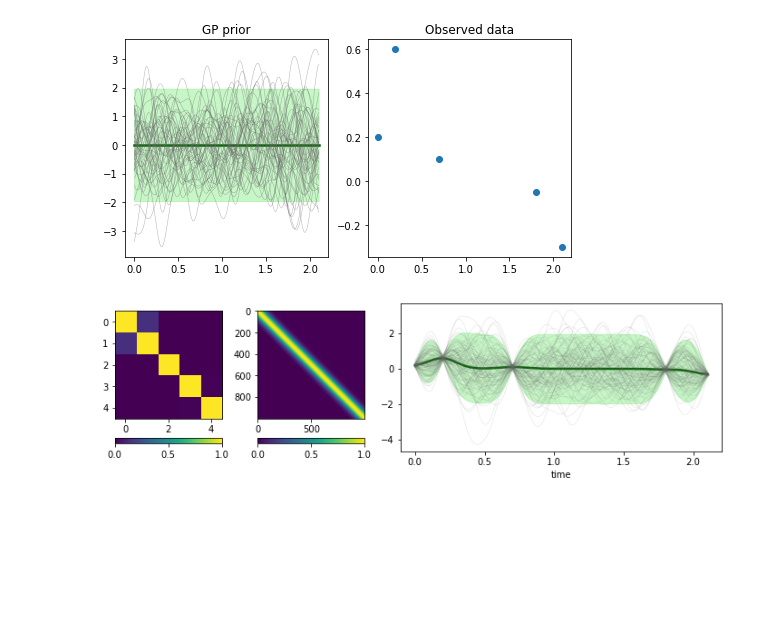
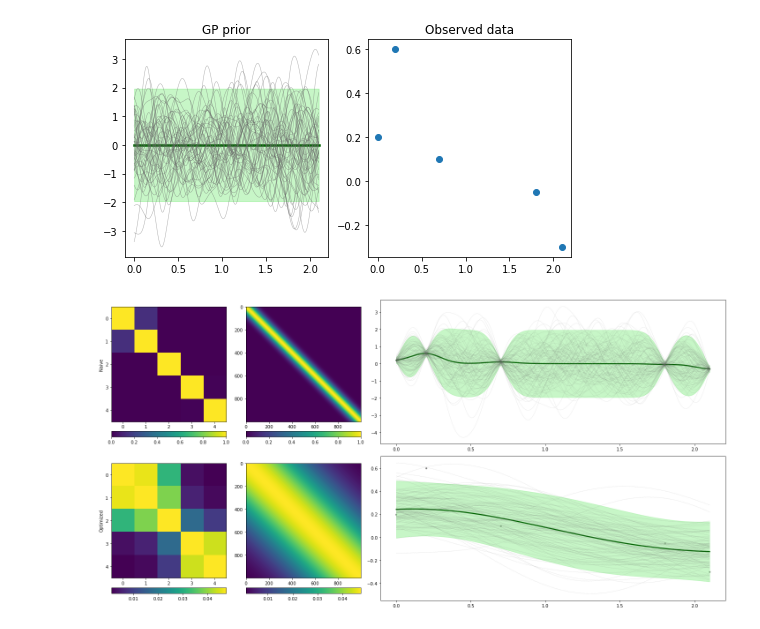
Before and after one commit to omicsEye/waveome, a Jupyter notebook: kernel_learning/gpflow_basic.ipynb, the cells around one changed output. Cells and saved outputs as stored; diff of their text form; code cells hidden in the pictures; blank space fills up the shorter version.

Commit message:
Update notebook with figure of pre and post hyperparam optimization step

```diff
--- a/kernel_learning/gpflow_basic.ipynb
+++ b/kernel_learning/gpflow_basic.ipynb
@@ -559,33 +562,47 @@ plt.savefig("../figures/prior_and_observed.png", dpi=800)
 # %% [output]
 [figure]
 # %%
+# Show default hyperparameters vs optimized
 m = gpflow.models.GPR(
     data=(X,Y),
     kernel=gpflow.kernels.SquaredExponential(lengthscales=0.1),
     noise_variance=0.01
 )
 
-fig, axs = plt.subplots(1, 3, figsize=(12,3),
+fig, axs = plt.subplots(2, 3, figsize=(20, 10),
                         gridspec_kw={'width_ratios': [1, 1, 3]})
-im1 = axs[0].imshow(m.kernel.K(X))
-divider = make_axes_locatable(axs[0])
-cax = divider.append_axes('bottom', size='5%', pad=0.3)
-fig.colorbar(im1, cax=cax, orientation='horizontal')
 
-im2 = axs[1].imshow(m.kernel.K(np.linspace(0, 2.1, 1000).reshape(-1, 1)))
-divider = make_axes_locatable(axs[1])
-cax = divider.append_axes('bottom', size='5%', pad=0.3)
-fig.colorbar(im2, cax=cax, orientation='horizontal')
+for i in range(2):
+    im1 = axs[i, 0].imshow(m.kernel.K(X))
+    divider = make_axes_locatable(axs[i, 0])
+    cax = divider.append_axes('bottom', size='5%', pad=0.3)
+    fig.colorbar(im1, cax=cax, orientation='horizontal')
 
-gp_predict_fun(
-    gp=m,
-    x_idx=0,
-    unit_idx=0,
-    col_names=['time'],
-    num_funs=100,
-    ax=axs[2]
-)
-plt.savefig("../figures/posterior_naive.png", dpi=800)
+    im2 = axs[i, 1].imshow(m.kernel.K(np.linspace(0, 2.1, 1000).reshape(-1, 1)))
+    divider = make_axes_locatable(axs[i, 1])
+    cax = divider.append_axes('bottom', size='5%', pad=0.3)
+    fig.colorbar(im2, cax=cax, orientation='horizontal')
+
+    gp_predict_fun(
+        gp=m,
+        x_idx=0,
+        unit_idx=0,
+        col_names=['time'],
+        num_funs=100,
+        ax=axs[i, 2]
+    )
+    axs[i, 2].set_xlabel("")
+
+    gpflow.optimizers.Scipy().minimize(
+        m.training_loss,
+        m.trainable_variables,
+        #options={'maxiter': 10000}
+    )
+
+axs[0, 0].set_ylabel("Naive")
+axs[1, 0].set_ylabel("Optimized")
+plt.tight_layout()
+plt.savefig("../figures/posterior_pre_post.png", dpi=1000)
 plt.show()
 # %% [output]
-[figure, old version]
+[figure, new version]
```
Also changed, not shown: parts of 13 cells of this notebook.
